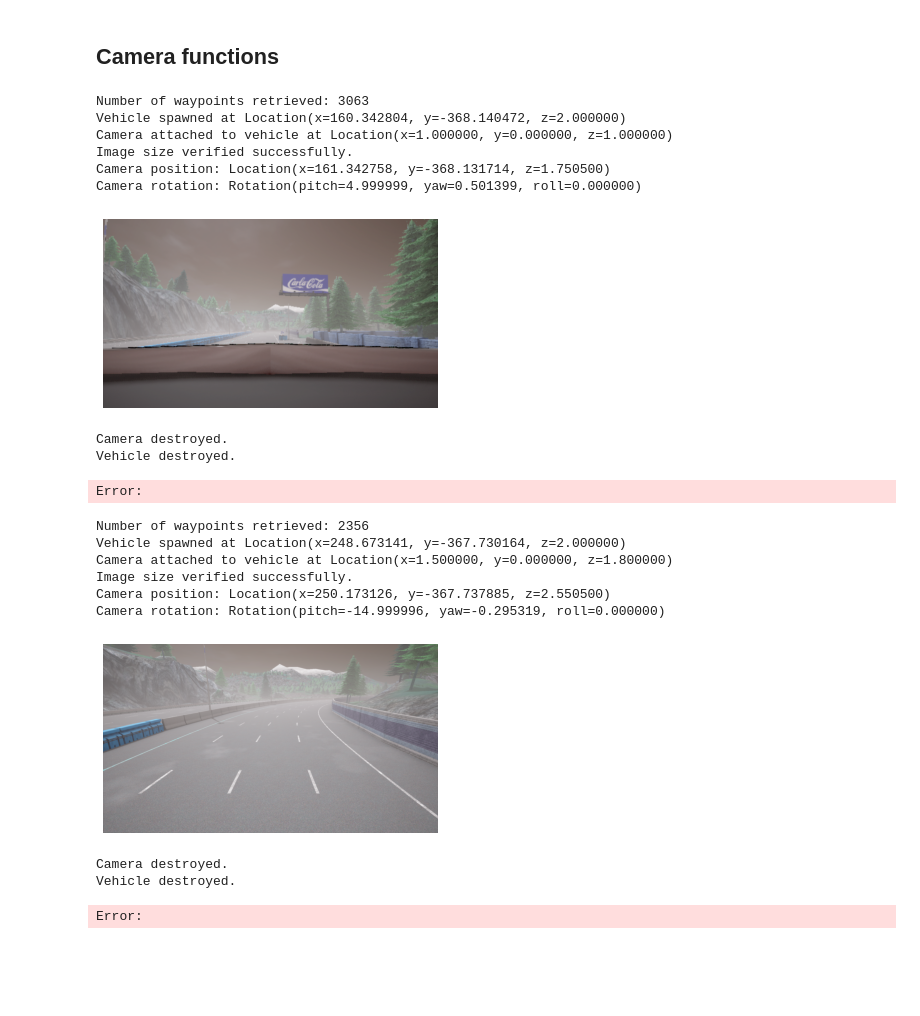
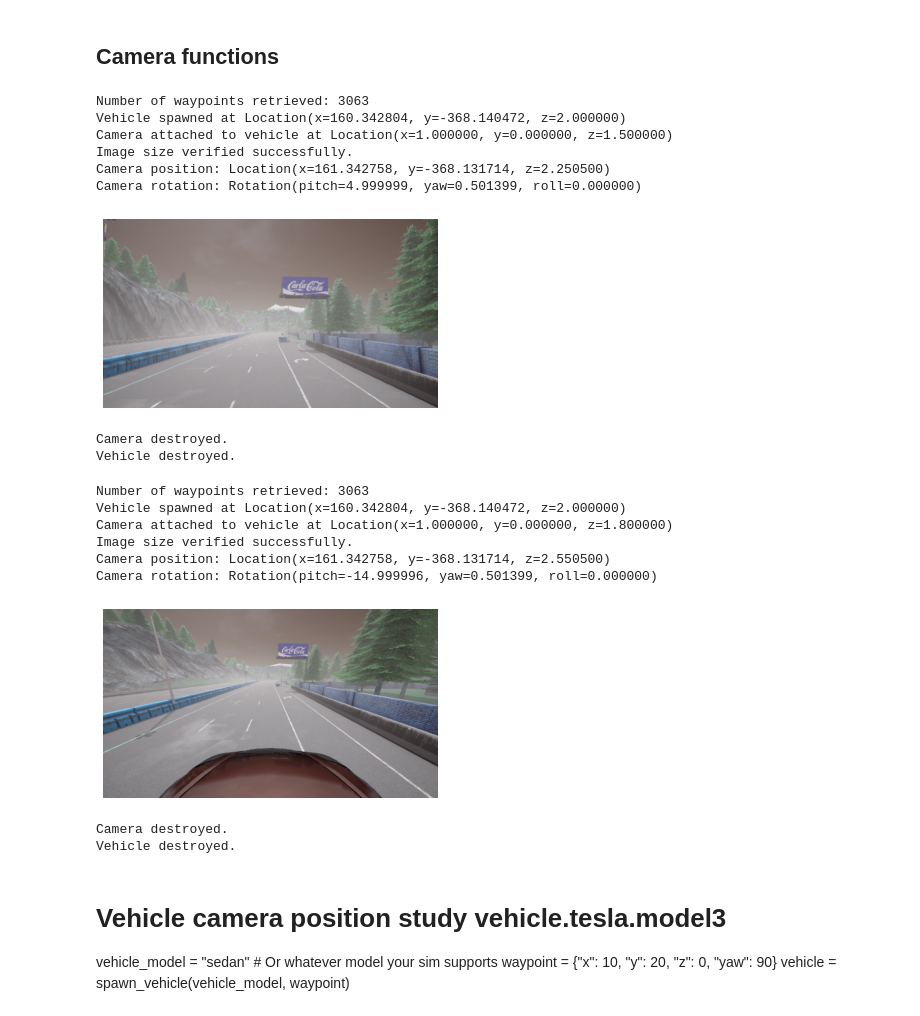
Before and after one commit to dsikar/carla-driver-data, a Jupyter notebook: scripts/19-town04-camera.ipynb, the cells around one changed output. Saved outputs shown, nothing was run; the diff lists cells and outputs as text; code cells hidden in the pictures; blank space fills up the shorter version.

Commit message:
Driving scripts

```diff
--- a/scripts/19-town04-camera.ipynb
+++ b/scripts/19-town04-camera.ipynb
@@ -189,7 +190,7 @@ import matplotlib.pyplot as plt
 CAMERA_WIDTH = 640  # Image width in pixels
 CAMERA_HEIGHT = 360  # Image height in pixels
 CAMERA_FOV = 90  # Field of view in degrees
-CAMERA_POSITION = carla.Location(x=1, y=0.0, z=1)  # Position relative to the vehicle
+CAMERA_POSITION = carla.Location(x=1, y=0.0, z=1.5)  # Position relative to the vehicle
 CAMERA_ROTATION = carla.Rotation(pitch=5.0, yaw=0.0, roll=0.0)  # Rotation relative to the vehicle
 
 def spawn_vehicle(world, waypoints):
@@ -273,14 +274,15 @@ def plot_image(image_array):
     plt.axis("off")  # Hide axes
     plt.show()
 
-def test_vehicle_and_camera():
+def test_vehicle_and_camera(world):
     """
     Unit test to verify vehicle and camera instantiation, image size, and camera positioning.
     """
     # Connect to the CARLA server
-    client = carla.Client("localhost", 2000)
-    client.set_timeout(10.0)
-    world = client.get_world()
+    # Declared at top of script
+    # client = carla.Client("localhost", 2000)
+    # client.set_timeout(10.0)
+    # world = client.get_world()
 
     # Enable synchronous mode
     settings = world.get_settings()
@@ -335,35 +337,39 @@ def test_vehicle_and_camera():
             vehicle.destroy()
             print("Vehicle destroyed.")
 
-test_vehicle_and_camera()
+# world declared at top of script
+test_vehicle_and_camera(world)
 # %% [output]
 Number of waypoints retrieved: 3063
 Vehicle spawned at Location(x=160.342804, y=-368.140472, z=2.000000)
-Camera attached to vehicle at Location(x=1.000000, y=0.000000, z=1.000000)
+Camera attached to vehicle at Location(x=1.000000, y=0.000000, z=1.500000)
 Image size verified successfully.
-Camera position: Location(x=161.342758, y=-368.131714, z=1.750500)
+Camera position: Location(x=161.342758, y=-368.131714, z=2.250500)
 Camera rotation: Rotation(pitch=4.999999, yaw=0.501399, roll=0.000000)
-[figure, old version]
+[figure, new version]
 Camera destroyed.
 Vehicle destroyed.
-Error:
 # %%
 # Realistic camera parameters
 CAMERA_WIDTH = 1920  # Full HD resolution
 CAMERA_HEIGHT = 1080
-CAMERA_FOV = 90  # Medium FOV
+CAMERA_FOV = 120  # Medium FOV
 CAMERA_FPS = 30  # Frame rate
-CAMERA_POSITION = carla.Location(x=1.5, y=0.0, z=1.8)  # Mounting positioncp
+CAMERA_POSITION = carla.Location(x=1, y=0.0, z=1.8)  # Mounting position
 CAMERA_ROTATION = carla.Rotation(pitch=-15.0, yaw=0.0, roll=0.0)  # Tilted downward
-test_vehicle_and_camera()
+test_vehicle_and_camera(world)
 # %% [output]
-Number of waypoints retrieved: 2356
-Vehicle spawned at Location(x=248.673141, y=-367.730164, z=2.000000)
-Camera attached to vehicle at Location(x=1.500000, y=0.000000, z=1.800000)
+Number of waypoints retrieved: 3063
+Vehicle spawned at Location(x=160.342804, y=-368.140472, z=2.000000)
+Camera attached to vehicle at Location(x=1.000000, y=0.000000, z=1.800000)
 Image size verified successfully.
-Camera position: Location(x=250.173126, y=-367.737885, z=2.550500)
-Camera rotation: Rotation(pitch=-14.999996, yaw=-0.295319, roll=0.000000)
+Camera position: Location(x=161.342758, y=-368.131714, z=2.550500)
+Camera rotation: Rotation(pitch=-14.999996, yaw=0.501399, roll=0.000000)
-[figure, old version]
+[figure, new version]
 Camera destroyed.
 Vehicle destroyed.
-Error:
+# %% [markdown]
+# Vehicle camera position study vehicle.tesla.model3
+vehicle_model = "sedan"  # Or whatever model your sim supports
+waypoint = {"x": 10, "y": 20, "z": 0, "yaw": 90}
+vehicle = spawn_vehicle(vehicle_model, waypoint)
```
Also changed, not shown: parts of 4 cells of this notebook, 26 other files.
